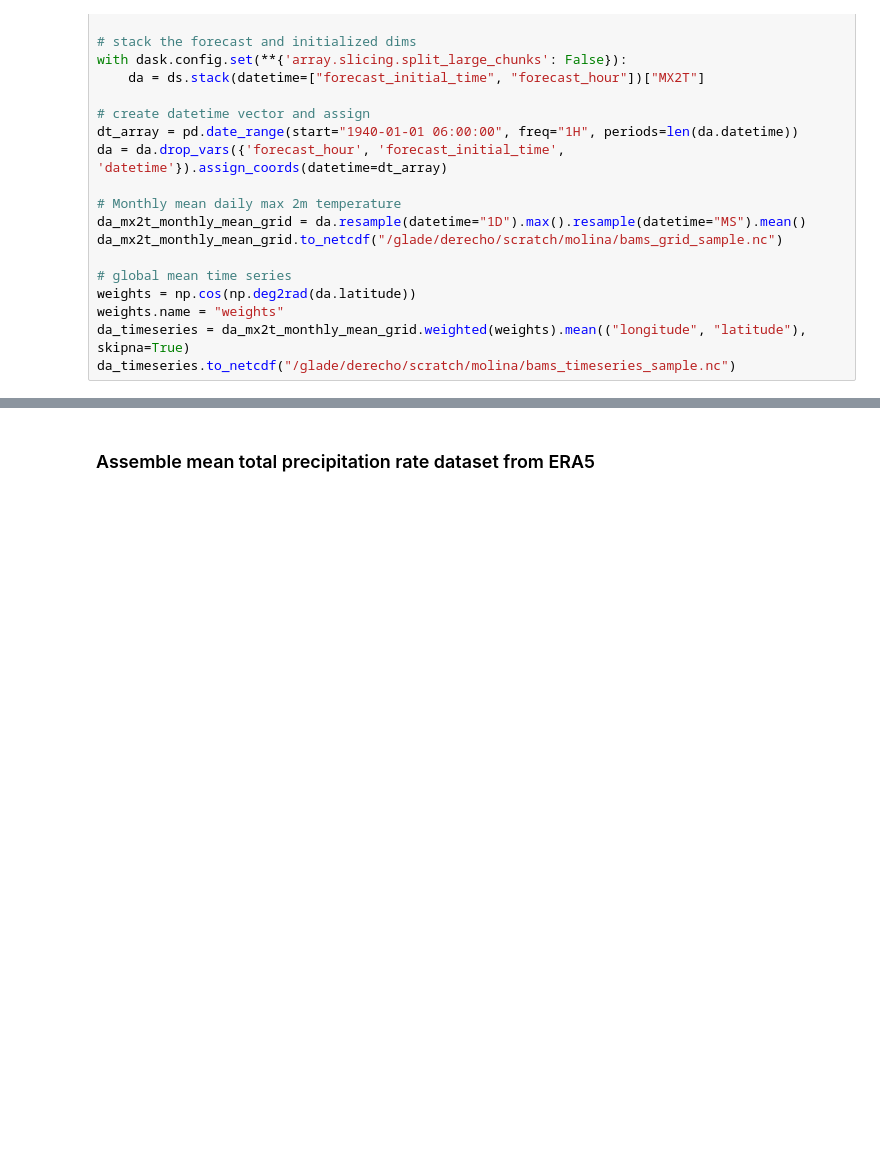
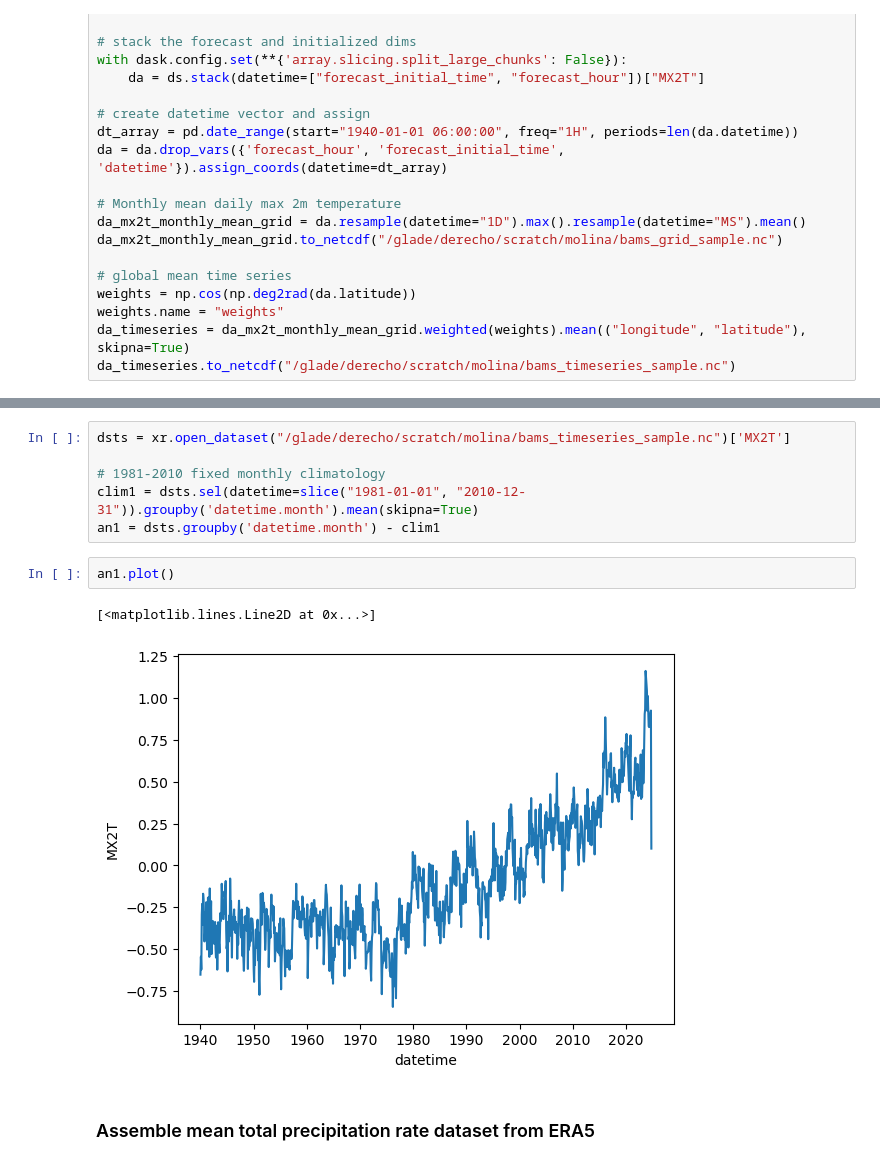
Before and after one commit to jhayron-perez/WRs_Preprocessing_BAMSPaper, a Jupyter notebook: bams_fig_expreprocessing.ipynb, the cells around one changed output, grey strips where cells are left out. Saved outputs shown, nothing was run; the diff lists cells and outputs as text; blank space fills up the shorter version.

```diff
--- a/bams_fig_expreprocessing.ipynb
+++ b/bams_fig_expreprocessing.ipynb
@@ -32,3 +41,14 @@ da_timeseries.to_netcdf("/glade/derecho/scratch/molina/bams_timeseries_sample.nc
+# %%
+dsts = xr.open_dataset("/glade/derecho/scratch/molina/bams_timeseries_sample.nc")['MX2T']
+
+# 1981-2010 fixed monthly climatology
+clim1 = dsts.sel(datetime=slice("1981-01-01", "2010-12-31")).groupby('datetime.month').mean(skipna=True)
+an1 = dsts.groupby('datetime.month') - clim1
+# %%
+an1.plot()
+# %% [output]
+[<matplotlib.lines.Line2D at 0x...>]
+[figure, added]
 # %% [markdown]
 ### Assemble mean total precipitation rate dataset from ERA5
 # %%
```
Also changed, not shown: parts of 5 cells of this notebook, 1 other file.
